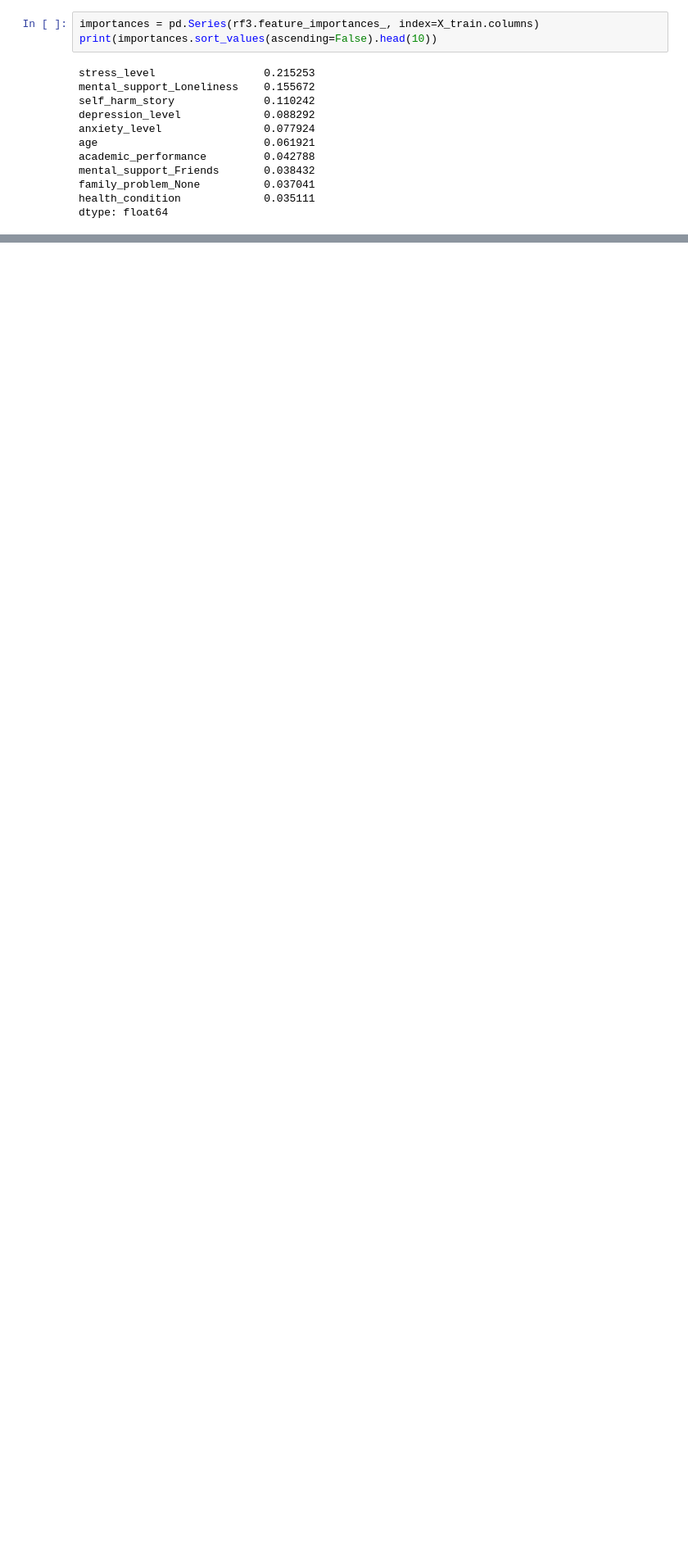
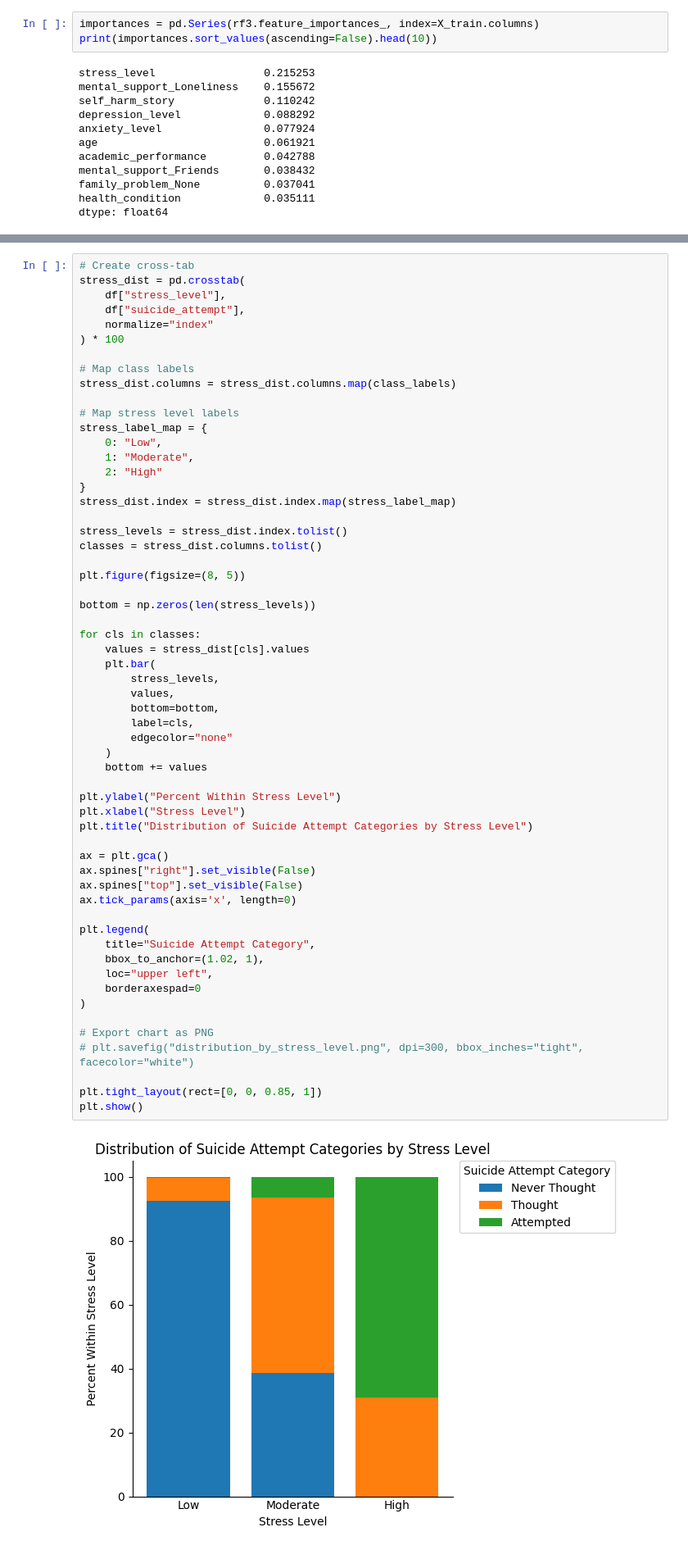
Before and after one commit to travage/student-suicide-risk-assessment, a Jupyter notebook: notebooks/exploratory.ipynb, the cells around one changed output, grey strips where cells are left out. Shown at 82% size. Cells and saved outputs as stored; diff of their text form; blank space fills up the shorter version.

```diff
--- a/notebooks/exploratory.ipynb
+++ b/notebooks/exploratory.ipynb
@@ -451,0 +554,60 @@ dtype: float64
+# %%
+# Create cross-tab
+stress_dist = pd.crosstab(
+    df["stress_level"],
+    df["suicide_attempt"],
+    normalize="index"
+) * 100
+
+# Map class labels
+stress_dist.columns = stress_dist.columns.map(class_labels)
+
+# Map stress level labels
+stress_label_map = {
+    0: "Low",
+    1: "Moderate",
+    2: "High"
+}
+stress_dist.index = stress_dist.index.map(stress_label_map)
+
+stress_levels = stress_dist.index.tolist()
+classes = stress_dist.columns.tolist()
+
+plt.figure(figsize=(8, 5))
+
+bottom = np.zeros(len(stress_levels))
+
+for cls in classes:
+    values = stress_dist[cls].values
+    plt.bar(
+        stress_levels,
+        values,
+        bottom=bottom,
+        label=cls,
+        edgecolor="none"
+    )
+    bottom += values
+
+plt.ylabel("Percent Within Stress Level")
+plt.xlabel("Stress Level")
+plt.title("Distribution of Suicide Attempt Categories by Stress Level")
+
+ax = plt.gca()
+ax.spines["right"].set_visible(False)
+ax.spines["top"].set_visible(False)
+ax.tick_params(axis='x', length=0)
+
+plt.legend(
+    title="Suicide Attempt Category",
+    bbox_to_anchor=(1.02, 1),
+    loc="upper left",
+    borderaxespad=0
+)
+
+# Export chart as PNG
+# plt.savefig("distribution_by_stress_level.png", dpi=300, bbox_inches="tight", facecolor="white")
+
+plt.tight_layout(rect=[0, 0, 0.85, 1])
+plt.show()
+# %% [output]
+[figure, added]
```
Also changed, not shown: parts of 6 cells of this notebook, 10 other files.
